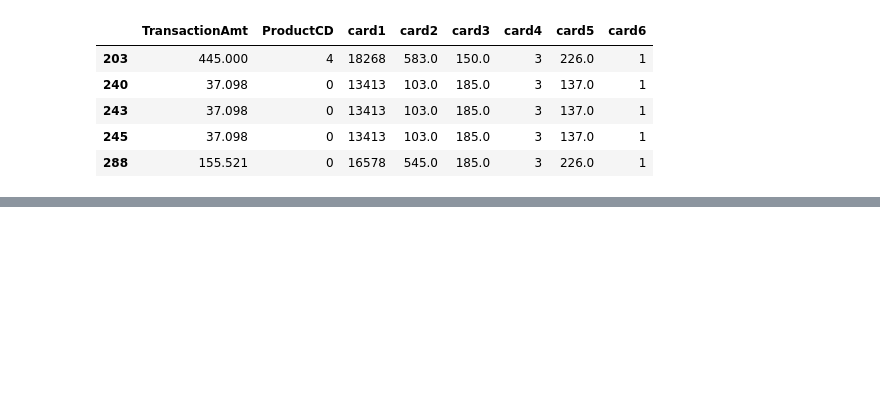
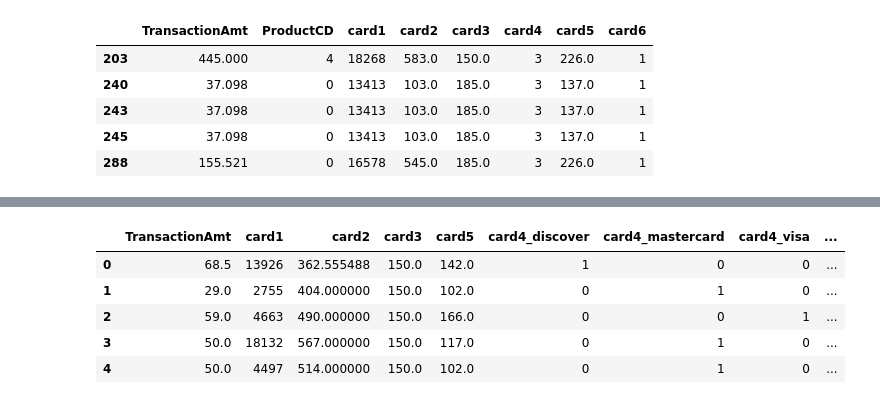
Before and after one commit to VladimirIsakov91/IEEE-CISFraudDetection, a Jupyter notebook: IEEE-CISFraudDetection.ipynb, the cells around one changed output, grey strips where cells are left out. Cells and saved outputs as stored; diff of their text form; code cells hidden in the pictures; blank space fills up the shorter version.

```diff
--- a/IEEE-CISFraudDetection.ipynb
+++ b/IEEE-CISFraudDetection.ipynb
@@ -190,4 +193,4 @@ X[['card4', 'card6', 'ProductCD']] = X[['card4', 'card6', 'ProductCD']].astype('
 # %%
 X = X.categorize(columns=['card4', 'card6', 'ProductCD'])
 # %%
-X = df.get_dummies(X, columns=['card4', 'card6', 'ProductCD'])
+X_ = pandas.get_dummies(X, columns=['card4', 'card6', 'ProductCD'], drop_first=True)
@@ -205,0 +197,9 @@ Dask Name: get_dummies, 99 tasks
+# %%
+X_.head()
+# %% [output]
+|  | TransactionAmt | card1 | card2 | card3 | card5 | card4_discover | card4_mastercard | card4_visa | ... |
+| 0 | 68.5 | 13926 | 362.555488 | 150.0 | 142.0 | 1 | 0 | 0 | ... |
+| 1 | 29.0 | 2755 | 404.000000 | 150.0 | 102.0 | 0 | 1 | 0 | ... |
+| 2 | 59.0 | 4663 | 490.000000 | 150.0 | 166.0 | 0 | 0 | 1 | ... |
+| 3 | 50.0 | 18132 | 567.000000 | 150.0 | 117.0 | 0 | 1 | 0 | ... |
+| 4 | 50.0 | 4497 | 514.000000 | 150.0 | 102.0 | 0 | 1 | 0 | ... |
```
Also changed, not shown: parts of 18 cells of this notebook.
